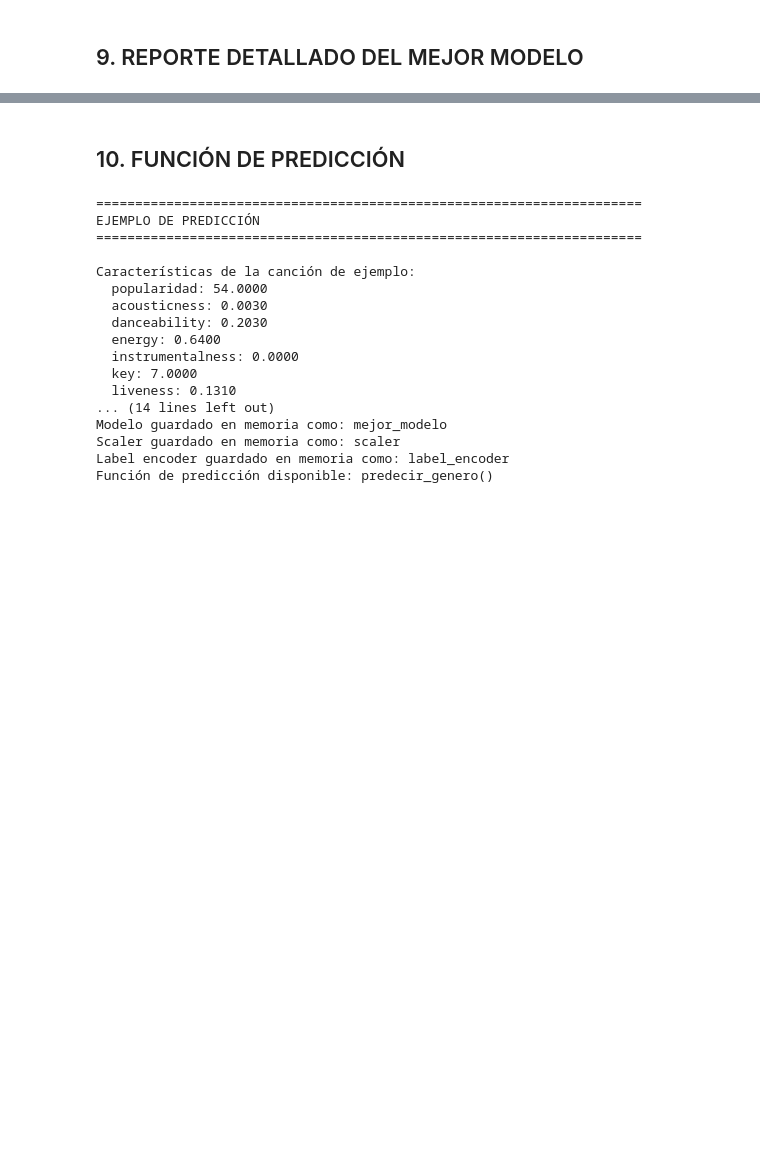
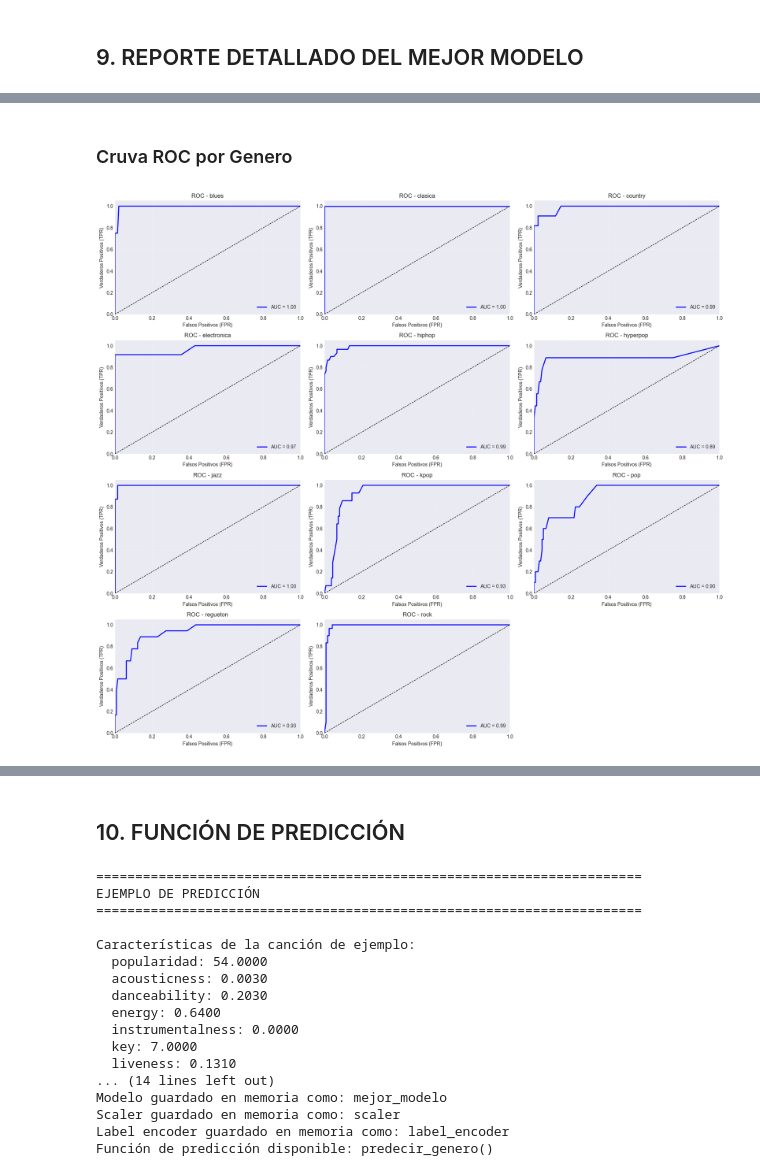
Before and after one commit to GabrielBellesi-edu/AA_generos_musicales, a Jupyter notebook: notebooks/05-Entrenamiento-modelos.ipynb, the cells around one changed output, grey strips where cells are left out. Saved outputs shown, nothing was run; the diff lists cells and outputs as text; code cells hidden in the pictures; blank space fills up the shorter version.

```diff
--- a/notebooks/05-Entrenamiento-modelos.ipynb
+++ b/notebooks/05-Entrenamiento-modelos.ipynb
@@ -38,0 +102,13 @@ Columnas disponibles:
+# %%
+# Convertir columnas a números enteros
+columnas_a_convertir = ['popularidad', 'año', 'key', 'mode']
+
+for columna in columnas_a_convertir:
+    if columna in df.columns:
+        # Primero rellenamos los NaN con 0 (o puedes usar otro valor)
+        df[columna] = df[columna].fillna(0).astype('int64')
+
+# Verificar los cambios
+df[columnas_a_convertir].info()
+print("\nPrimeras filas después de la conversión:")
+print(df[columnas_a_convertir].head())
@@ -511,0 +663,45 @@ weighted avg       0.81      0.80      0.79       149
+# %% [markdown]
+### Cruva ROC por Genero
+# %%
+#  Binarizar las etiquetas
+y_test_bin = label_binarize(y_test, classes=range(len(label_encoder.classes_)))
+
+#  Obtener probabilidades predichas del modelo
+modelo = resultados['Random Forest']['modelo']
+y_score = modelo.predict_proba(X_test_scaled)
+
+#  Calcular ROC y AUC para cada género
+n_classes = y_test_bin.shape[1]
+fpr, tpr, roc_auc = {}, {}, {}
+
+for i in range(n_classes):
+    fpr[i], tpr[i], _ = roc_curve(y_test_bin[:, i], y_score[:, i])
+    roc_auc[i] = auc(fpr[i], tpr[i])
+
+#  Crear subplots
+cols = 3  # cantidad de columnas
+rows = math.ceil(n_classes / cols)
+
+fig, axes = plt.subplots(rows, cols, figsize=(18, rows * 4))
+axes = axes.flatten()  # para iterar fácilmente
+
+#  Graficar una curva ROC por género
+for i, ax in enumerate(axes):
+    if i < n_classes:
+        ax.plot(fpr[i], tpr[i], color='blue', lw=2,
+                label=f"AUC = {roc_auc[i]:.2f}")
+        ax.plot([0, 1], [0, 1], 'k--', lw=1)
+        ax.set_xlim([0.0, 1.0])
+        ax.set_ylim([0.0, 1.05])
+        ax.set_title(f"ROC - {label_encoder.classes_[i]}")
+        ax.set_xlabel('Falsos Positivos (FPR)')
+        ax.set_ylabel('Verdaderos Positivos (TPR)')
+        ax.legend(loc="lower right")
+        ax.grid(alpha=0.3)
+    else:
+        ax.axis('off')  # dejar vacíos los subplots sobrantes
+
+plt.tight_layout()
+plt.show()
+# %% [output]
+[figure, added]
```
Also changed, not shown: parts of 27 cells of this notebook, 25 other files.
